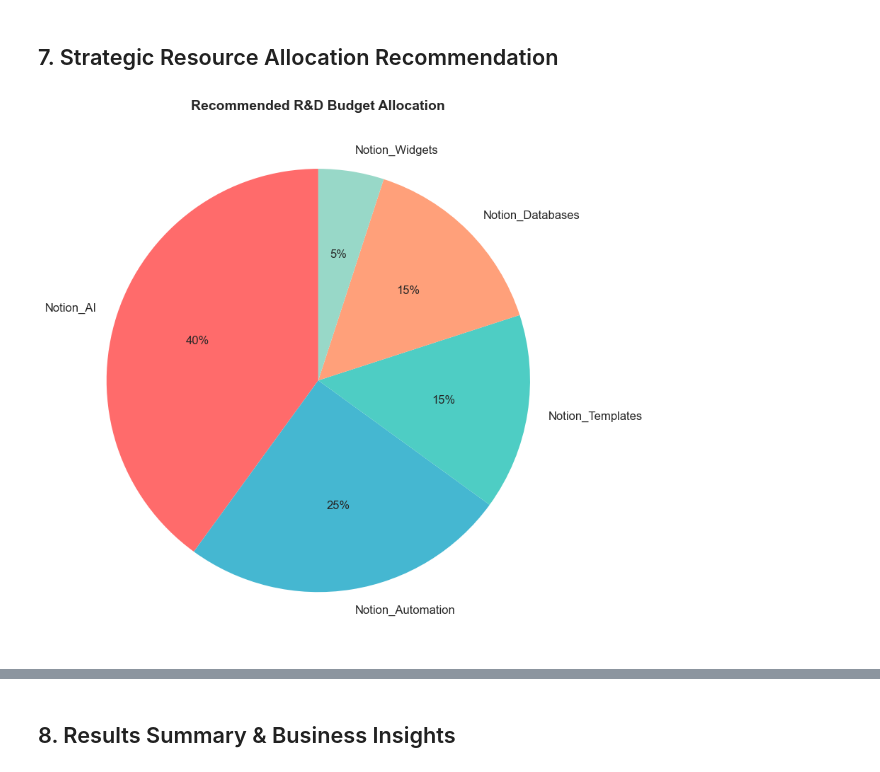
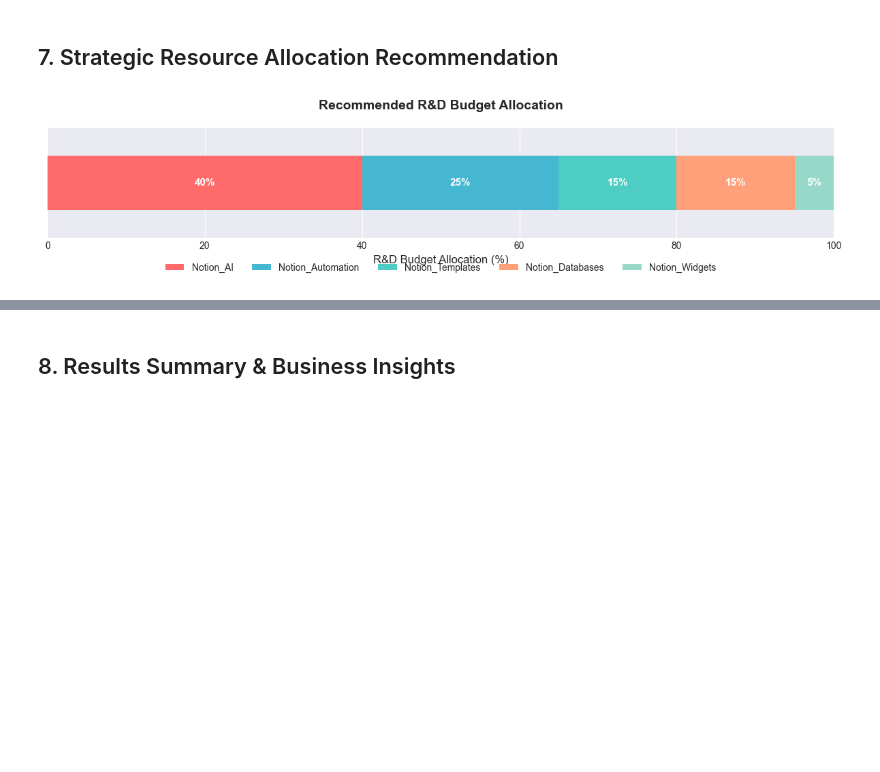
Before and after one commit to manishtandurkar/demand-forecasting, a Jupyter notebook: notebooks/demand_forecasting_analysis.ipynb, the cells around one changed output, grey strips where cells are left out. Drawn from its saved outputs; the diff is of its cells as text; code cells hidden in the pictures; blank space fills up the shorter version.

Commit message:
Refactor code structure for improved readability and maintainability

```diff
--- a/notebooks/demand_forecasting_analysis.ipynb
+++ b/notebooks/demand_forecasting_analysis.ipynb
@@ -606,53 +606,115 @@ FORECAST-DRIVEN PRODUCT DESIGN DECISIONS
 # %% [markdown]
 ## 7. Strategic Resource Allocation Recommendation
 # %%
-# Visualize priority allocation - Split into separate images for better viewing
+# Visualize priority allocation - Using alternative visualizations
+
+# Create data structures
 priority_allocation = {
     'Notion_AI': 40,
     'Notion_Automation': 25,
     'Notion_Templates': 15,
     'Notion_Databases': 15,
     'Notion_Widgets': 5
 }
 
-colors_pie = ['#FF6B6B', '#45B7D1', '#4ECDC4', '#FFA07A', '#98D8C8']
+colors_viz = ['#FF6B6B', '#45B7D1', '#4ECDC4', '#FFA07A', '#98D8C8']
 
-# Pie chart for resource allocation
-plt.figure(figsize=(10, 8))
-plt.pie(priority_allocation.values(), labels=priority_allocation.keys(), autopct='%1.0f%%',
-        startangle=90, colors=colors_pie, textprops={'fontsize': 12})
-plt.title('Recommended R&D Budget Allocation', fontsize=14, fontweight='bold')
+# --- Visualization 1: Horizontal Stacked Bar Chart (Resource Allocation) ---
+plt.figure(figsize=(12, 3))
+features = list(priority_allocation.keys())
+values = list(priority_allocation.values())
+
+# Create horizontal stacked bar
+left = 0
+for idx, (feature, value, color) in enumerate(zip(features, values, colors_viz)):
+    plt.barh(0, value, left=left, color=color, label=feature, height=0.5)
+    # Add percentage labels in the center of each segment
+    plt.text(left + value/2, 0, f'{value}%',
+             ha='center', va='center', fontsize=11, fontweight='bold', color='white')
+    left += value
+
+plt.xlim(0, 100)
+plt.ylim(-0.5, 0.5)
+plt.xlabel('R&D Budget Allocation (%)', fontsize=12)
+plt.title('Recommended R&D Budget Allocation', fontsize=14, fontweight='bold', pad=20)
+plt.legend(loc='upper center', bbox_to_anchor=(0.5, -0.15), ncol=5, fontsize=10)
+plt.yticks([])
 plt.tight_layout()
 plt.savefig('../images/fig8a_resource_allocation.png', dpi=300, bbox_inches='tight')
 plt.show()
 
-# Bar chart for growth rates
+# --- Visualization 2: Horizontal Bar Chart (Growth Rates) ---
 plt.figure(figsize=(10, 6))
 features_sorted = sorted(growth_rates.items(), key=lambda x: x[1], reverse=True)
 features_names = [f[0].replace('Notion_', '') for f in features_sorted]
 features_growth = [f[1] for f in features_sorted]
 
-bars = plt.bar(features_names, features_growth, color=colors_pie)
+# Create horizontal bars
+bars = plt.barh(features_names, features_growth, color=colors_viz)
+
 plt.title('Total Growth Rate by Feature (2021-2024)', fontsize=14, fontweight='bold')
-plt.xlabel('Feature', fontsize=11)
-plt.ylabel('Growth Rate (%)', fontsize=11)
-plt.xticks(rotation=45, ha='right')
+plt.xlabel('Growth Rate (%)', fontsize=11)
+plt.ylabel('Feature', fontsize=11)
 
-# Add value labels on bars
-for bar in bars:
-    height = bar.get_height()
-    plt.text(bar.get_x() + bar.get_width()/2., height,
-             f'{height:.0f}%', ha='center', va='bottom', fontsize=10)
+# Add value labels at the end of bars
+for idx, (bar, growth) in enumerate(zip(bars, features_growth)):
+    width = bar.get_width()
+    plt.text(width + max(features_growth)*0.02, bar.get_y() + bar.get_height()/2.,
+             f'{growth:.0f}%', ha='left', va='center', fontsize=10, fontweight='bold')
 
 plt.tight_layout()
 plt.savefig('../images/fig8b_growth_rates.png', dpi=300, bbox_inches='tight')
+plt.show()
+
+# --- Visualization 3: Bubble Chart (Growth vs Current Demand) ---
+plt.figure(figsize=(12, 8))
+
+# Calculate current demand and average demand for bubble sizing
+current_demand = [df[feature].iloc[-1] for feature in df.columns]
+average_demand = [df[feature].mean() for feature in df.columns]
+
+# Create bubble chart
+for idx, feature in enumerate(df.columns):
+    growth = growth_rates[feature]
+    current = current_demand[idx]
+    avg = average_demand[idx]
+
+    # Size bubbles proportional to average demand
+    bubble_size = avg * 2
+
+    plt.scatter(growth, current, s=bubble_size, alpha=0.6,
+               color=colors_viz[idx], edgecolors='black', linewidth=2,
+               label=feature.replace('Notion_', ''))
+
+    # Add feature labels
+    plt.annotate(feature.replace('Notion_', ''),
+                xy=(growth, current),
+                xytext=(10, 10),
+                textcoords='offset points',
+                fontsize=11,
+                fontweight='bold',
+                bbox=dict(boxstyle='round,pad=0.5', facecolor=colors_viz[idx], alpha=0.3))
+
+plt.xlabel('Growth Rate (%) - 2021-2024', fontsize=12, fontweight='bold')
+plt.ylabel('Current Demand (Dec 2024)', fontsize=12, fontweight='bold')
+plt.title('Feature Growth vs Current Demand\n(Bubble size represents average demand)',
+         fontsize=14, fontweight='bold')
+plt.legend(loc='upper left', fontsize=10)
+plt.grid(True, alpha=0.3)
+plt.tight_layout()
+plt.savefig('../images/fig8c_growth_demand_bubble.png', dpi=300, bbox_inches='tight')
 plt.show()
 
 print("\n" + "="*80)
 print("STRATEGIC RESOURCE ALLOCATION RECOMMENDATION")
 print("="*80)
 for feature, allocation in priority_allocation.items():
     print(f"{feature}: {allocation}% of R&D budget")
 print("="*80)
+print("\nVISUALIZATIONS GENERATED:")
+print("1. Horizontal Stacked Bar Chart - Resource Allocation")
+print("2. Horizontal Bar Chart - Growth Rates Comparison")
+print("3. Bubble Chart - Growth Rate vs Current Demand")
+print("="*80)
 # %% [output]
-[figure, old version]
+[figure, new version]
```
Also changed, not shown: parts of 1 cell of this notebook, 3 other files.
